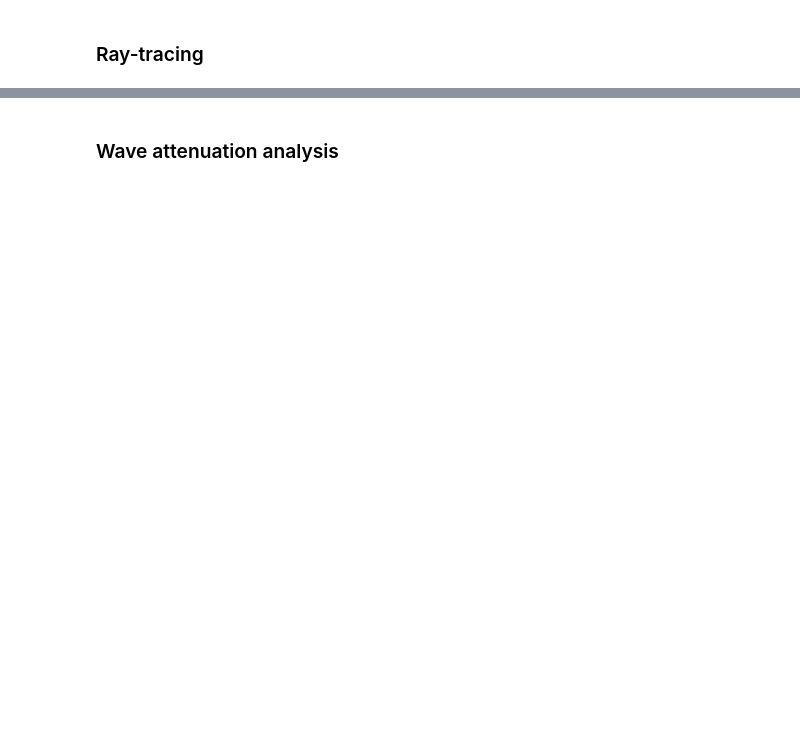
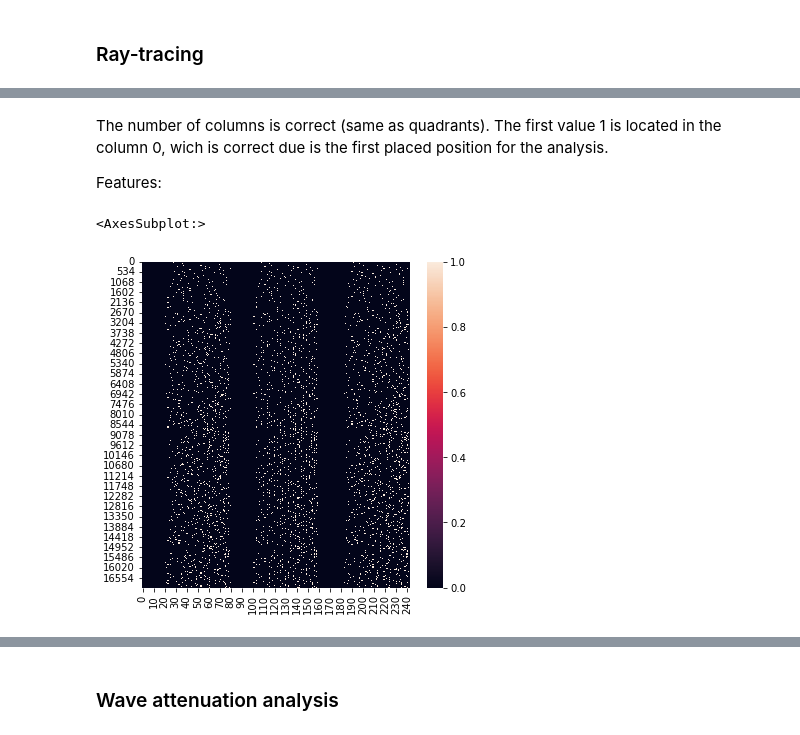
Before and after one commit to Juanpmartinez180/Data-Science-Projects, a Jupyter notebook: ultrasonic_radar/data_generation.ipynb, the cells around one changed output, grey strips where cells are left out. Cells and saved outputs as stored; diff of their text form; code cells hidden in the pictures; blank space fills up the shorter version.

Commit message:
datasets and scripts for ultrasonic radar project

```diff
--- a/ultrasonic_radar/data_generation.ipynb
+++ b/ultrasonic_radar/data_generation.ipynb
@@ -388,0 +489,13 @@ plt.show()
+# %% [markdown]
+The number of columns is correct (same as quadrants).
+The first value 1 is located in the column 0, wich is correct due is the first placed position for the analysis.
+
+Features:
+# %%
+df_features = pd.read_csv('datasets/features_2.csv')
+
+#print heat map
+sns.heatmap(df_features)
+# %% [output]
+<AxesSubplot:>
+[figure, added]
```
Also changed, not shown: parts of 37 cells of this notebook, 12 other files.
